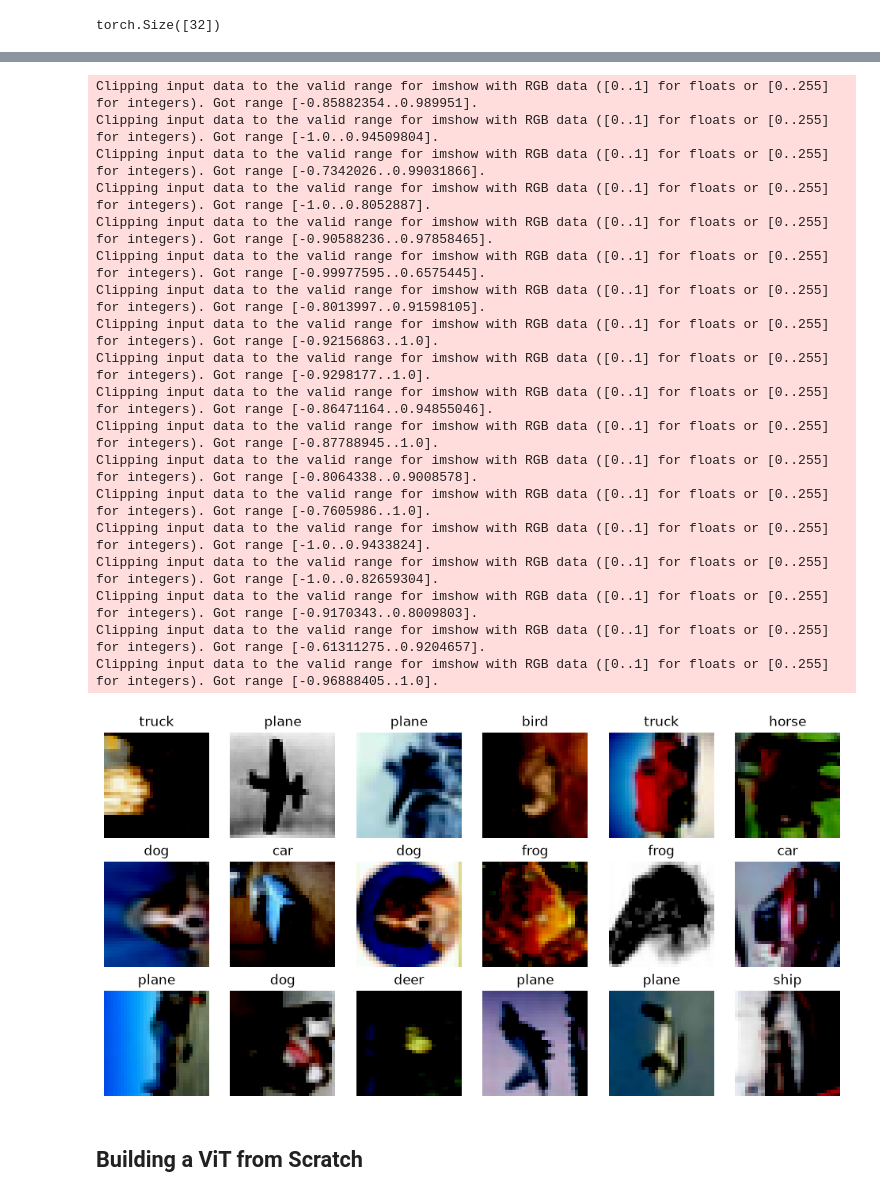
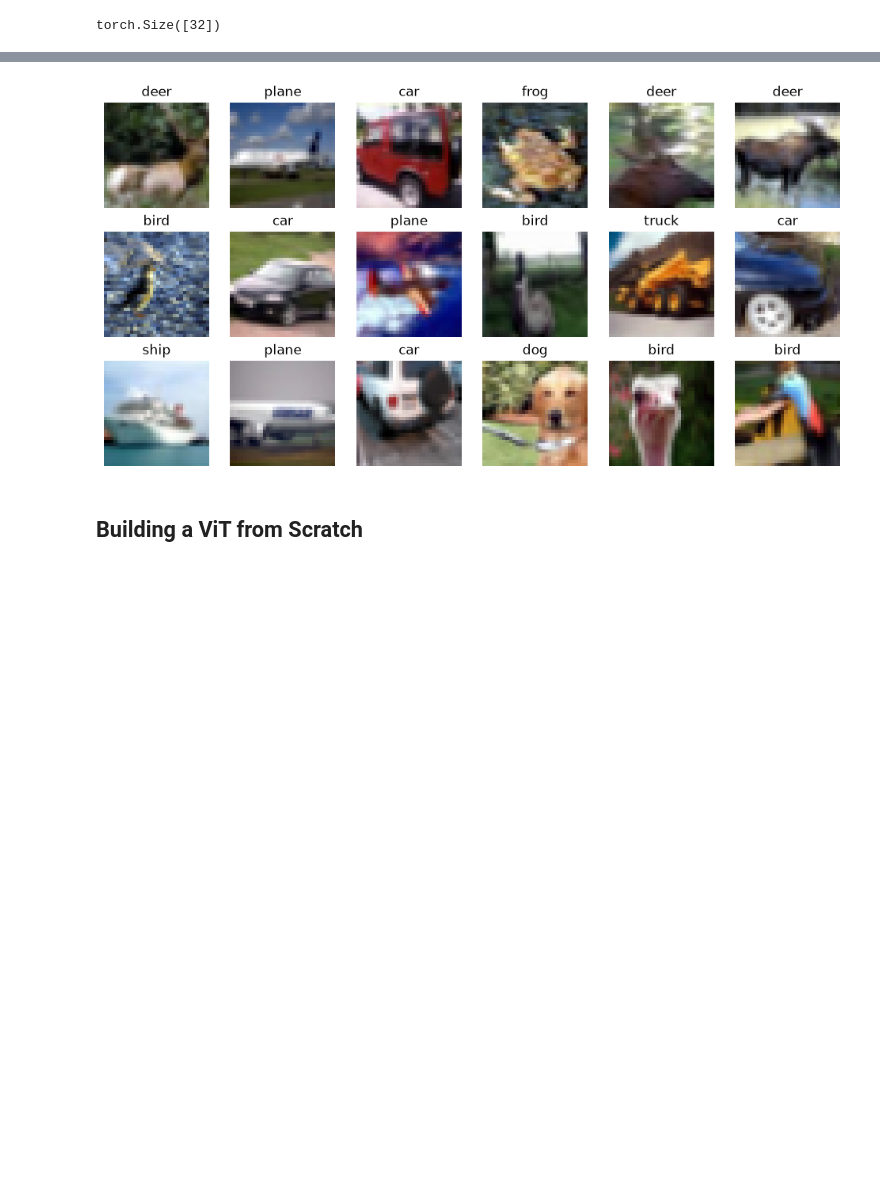
Before and after one commit to SandroAlex/llms-build-and-deploy, a Jupyter notebook: learning/build_a_text_to_image_generator_from_scratch/03_classify_images_with_a_vision_transformer.ipynb, the cells around one changed output, grey strips where cells are left out. Cells and saved outputs as stored; diff of their text form; code cells hidden in the pictures; blank space fills up the shorter version.

Commit message:
WIP vision transformers

```diff
--- a/learning/build_a_text_to_image_generator_from_scratch/03_classify_images_with_a_vision_transformer.ipynb
+++ b/learning/build_a_text_to_image_generator_from_scratch/03_classify_images_with_a_vision_transformer.ipynb
@@ -165,36 +166,29 @@ axs[-1].set_xlabel("Pixel Intensity");
 # %%
 # Create a 3 by 6 grid of pictures
 plt.figure(figsize=(12,6), dpi=100)
 
 for i in range(3):
     for j in range(6):
+
+        # Normalize image into [0, 1] range for each channel
+        torch_image: torch.Tensor = batch[0][6*i+j]
+        MIN: torch.Tensor = torch_image.view(3, -1).min(dim=1, keepdim=True).values.view(-1, 1, 1)
+        MAX: torch.Tensor = torch_image.view(3, -1).max(dim=1, keepdim=True).values.view(-1, 1, 1)
+        EPS: torch.Tensor = torch.Tensor(3 * [1e-6]).view(-1, 1, 1)
+        torch_image: torch.Tensor = (torch_image - MIN) / (MAX - MIN + EPS)
+
+        # Plot PIL image
+        to_pil_image: transforms.ToPILImage = transforms.ToPILImage()
+        image: Image = to_pil_image(torch_image)
         plt.subplot(3, 6, 6*i+j+1)
-        plt.imshow(batch[0][6*i+j].transpose(0, 2))
+        plt.imshow(image)
         plt.axis('off')
         plt.title(names[batch[1][6*i+j]], fontsize=12)
 
 plt.subplots_adjust(hspace=0.20)
 plt.show()
 # %% [output]
-Clipping input data to the valid range for imshow with RGB data ([0..1] for floats or [0..255] for integers). Got range [-0.85882354..0.989951].
-Clipping input data to the valid range for imshow with RGB data ([0..1] for floats or [0..255] for integers). Got range [-1.0..0.94509804].
-Clipping input data to the valid range for imshow with RGB data ([0..1] for floats or [0..255] for integers). Got range [-0.7342026..0.99031866].
-Clipping input data to the valid range for imshow with RGB data ([0..1] for floats or [0..255] for integers). Got range [-1.0..0.8052887].
-Clipping input data to the valid range for imshow with RGB data ([0..1] for floats or [0..255] for integers). Got range [-0.90588236..0.97858465].
-Clipping input data to the valid range for imshow with RGB data ([0..1] for floats or [0..255] for integers). Got range [-0.99977595..0.6575445].
-Clipping input data to the valid range for imshow with RGB data ([0..1] for floats or [0..255] for integers). Got range [-0.8013997..0.91598105].
-Clipping input data to the valid range for imshow with RGB data ([0..1] for floats or [0..255] for integers). Got range [-0.92156863..1.0].
-Clipping input data to the valid range for imshow with RGB data ([0..1] for floats or [0..255] for integers). Got range [-0.9298177..1.0].
-Clipping input data to the valid range for imshow with RGB data ([0..1] for floats or [0..255] for integers). Got range [-0.86471164..0.94855046].
-Clipping input data to the valid range for imshow with RGB data ([0..1] for floats or [0..255] for integers). Got range [-0.87788945..1.0].
-Clipping input data to the valid range for imshow with RGB data ([0..1] for floats or [0..255] for integers). Got range [-0.8064338..0.9008578].
-Clipping input data to the valid range for imshow with RGB data ([0..1] for floats or [0..255] for integers). Got range [-0.7605986..1.0].
-Clipping input data to the valid range for imshow with RGB data ([0..1] for floats or [0..255] for integers). Got range [-1.0..0.9433824].
-Clipping input data to the valid range for imshow with RGB data ([0..1] for floats or [0..255] for integers). Got range [-1.0..0.82659304].
-Clipping input data to the valid range for imshow with RGB data ([0..1] for floats or [0..255] for integers). Got range [-0.9170343..0.8009803].
-Clipping input data to the valid range for imshow with RGB data ([0..1] for floats or [0..255] for integers). Got range [-0.61311275..0.9204657].
-Clipping input data to the valid range for imshow with RGB data ([0..1] for floats or [0..255] for integers). Got range [-0.96888405..1.0].
-[figure, old version]
+[figure, new version]
 # %%
 testset.transform = transforms.Compose([
     transforms.ToTensor(),
```
Also changed, not shown: parts of 16 cells of this notebook, 7 other files.
